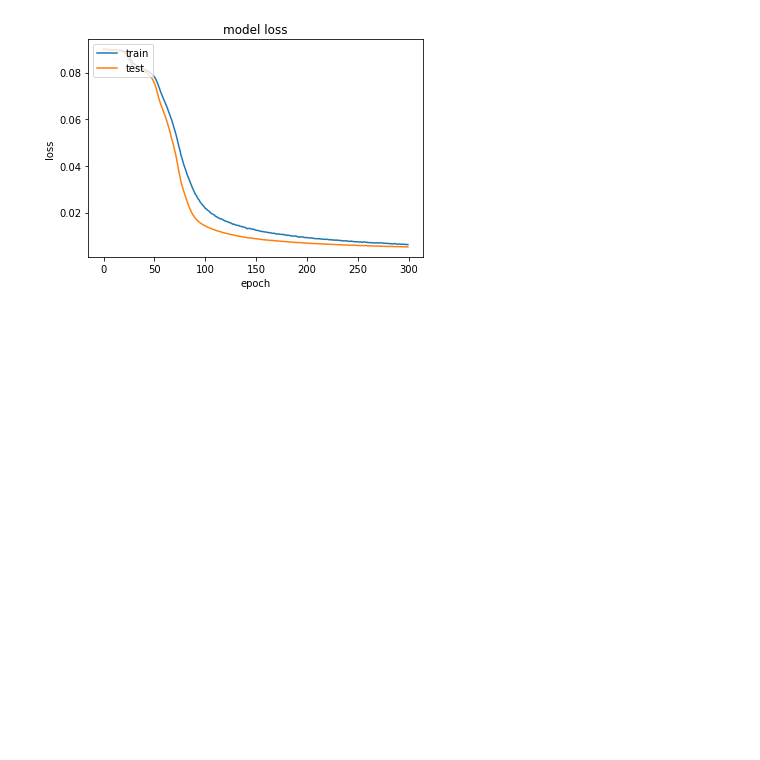
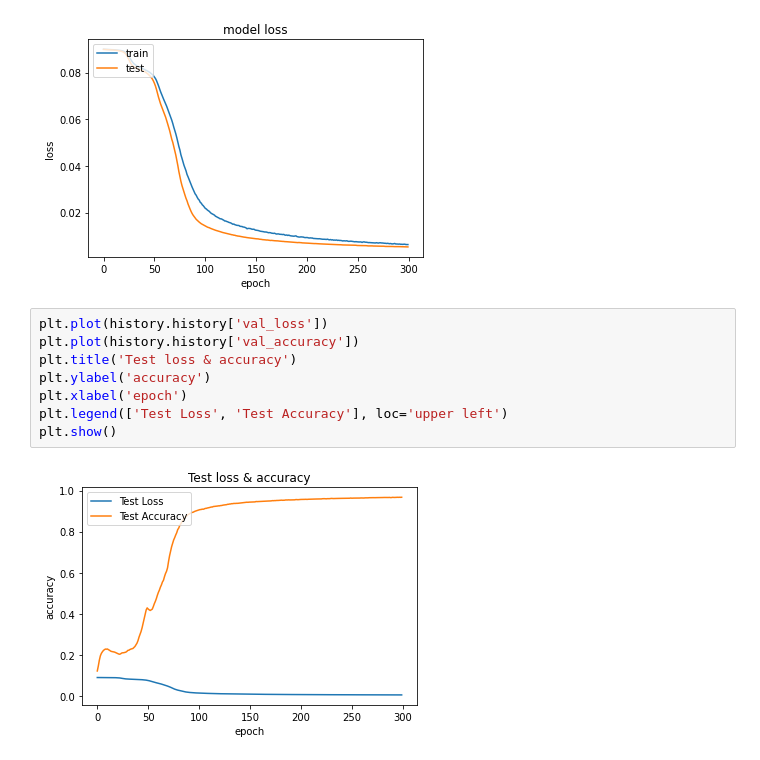
Before and after one commit to acharyaananta912/AIPII, a Jupyter notebook: Assignments/Lab_Assignment_3.ipynb, the cells around one changed output. Cells and saved outputs as stored; diff of their text form; blank space fills up the shorter version.

```diff
--- a/Assignments/Lab_Assignment_3.ipynb
+++ b/Assignments/Lab_Assignment_3.ipynb
@@ -499,3 +499,13 @@ plt.show()
 dict_keys(['val_loss', 'val_accuracy', 'loss', 'accuracy'])
 [figure]
 [figure]
+# %%
+plt.plot(history.history['val_loss'])
+plt.plot(history.history['val_accuracy'])
+plt.title('Test loss & accuracy')
+plt.ylabel('accuracy')
+plt.xlabel('epoch')
+plt.legend(['Test Loss', 'Test Accuracy'], loc='upper left')
+plt.show()
+# %% [output]
+[figure, added]
```
